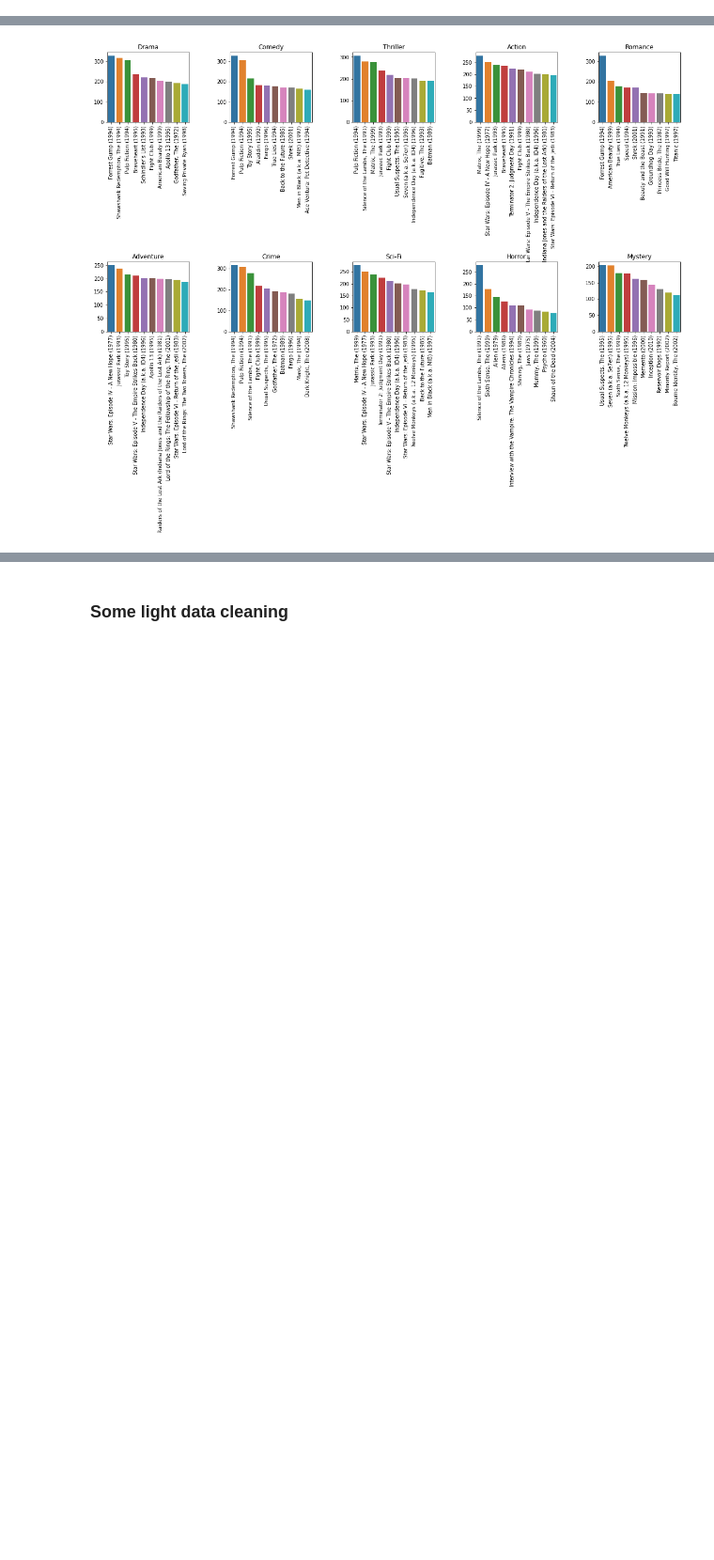
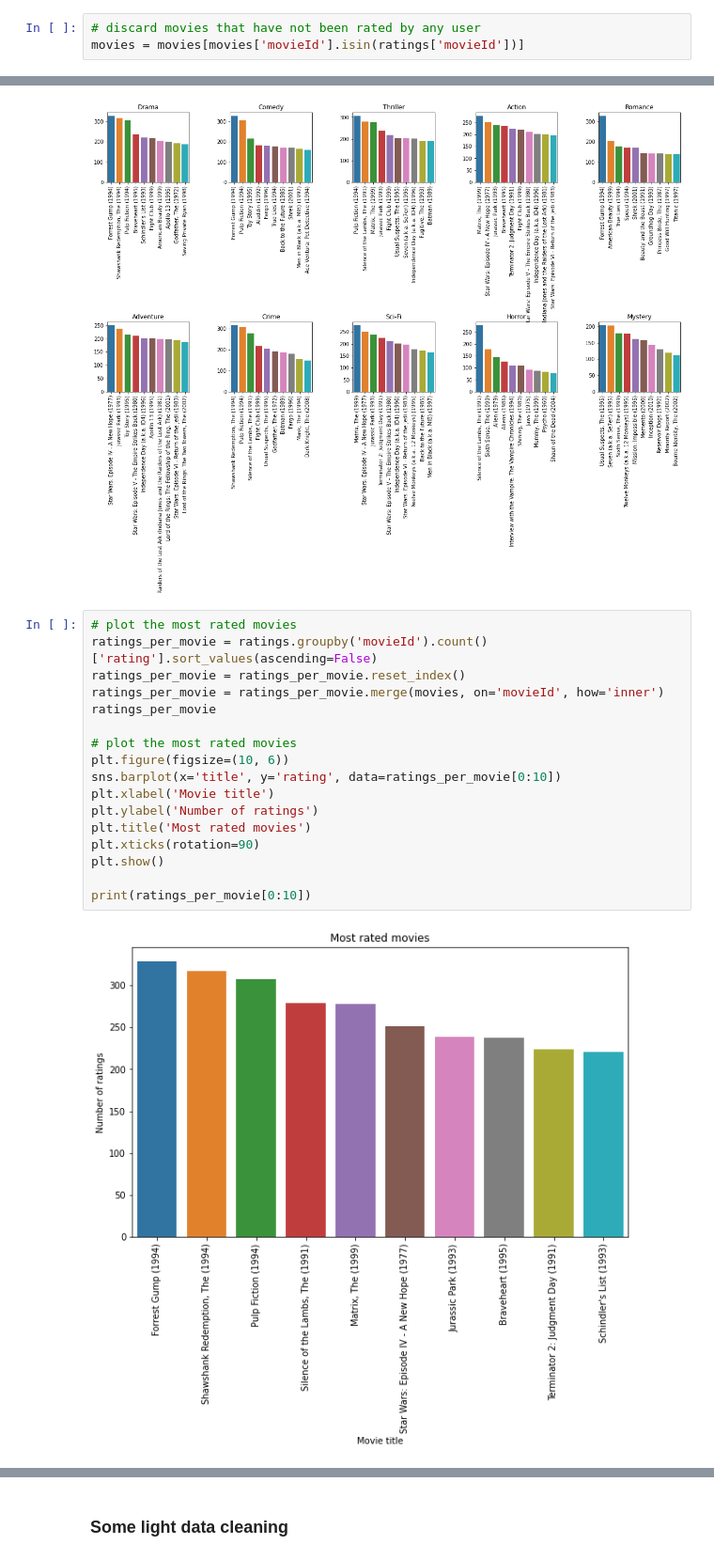
Before and after one commit to pressi-g/movie-recommender-system, a Jupyter notebook: app/notebooks/EDA.ipynb, the cells around one changed output, grey strips where cells are left out. Shown at 94% size. Saved outputs shown, nothing was run; the diff lists cells and outputs as text; blank space fills up the shorter version.

```diff
--- a/app/notebooks/EDA.ipynb
+++ b/app/notebooks/EDA.ipynb
@@ -89,6 +94,9 @@ print('So there are ' + str(movies_not_in_ratings.shape[0]) + ' movies that have
 # %% [output]
 Number of movies in movies but not in ratings: 18
 So there are 18 movies that have not been rated by any user.
+# %%
+# discard movies that have not been rated by any user
+movies = movies[movies['movieId'].isin(ratings['movieId'])]
 # %%
 # create a sparse matrix of the ratings and movies that have been rated
 ratings_matrix = ratings.pivot(index = 'userId', columns ='movieId', values = 'rating').fillna(0)
@@ -281,3 +291,22 @@ plt.subplots_adjust(wspace=0.5, hspace=2)
 plt.show()
 # %% [output]
 [figure]
+# %%
+# plot the most rated movies
+ratings_per_movie = ratings.groupby('movieId').count()['rating'].sort_values(ascending=False)
+ratings_per_movie = ratings_per_movie.reset_index()
+ratings_per_movie = ratings_per_movie.merge(movies, on='movieId', how='inner')
+ratings_per_movie
+
+# plot the most rated movies
+plt.figure(figsize=(10, 6))
+sns.barplot(x='title', y='rating', data=ratings_per_movie[0:10])
+plt.xlabel('Movie title')
+plt.ylabel('Number of ratings')
+plt.title('Most rated movies')
+plt.xticks(rotation=90)
+plt.show()
+
+print(ratings_per_movie[0:10])
+# %% [output]
+[figure, added]
```
Also changed, not shown: parts of 30 cells of this notebook, 1 other file.
